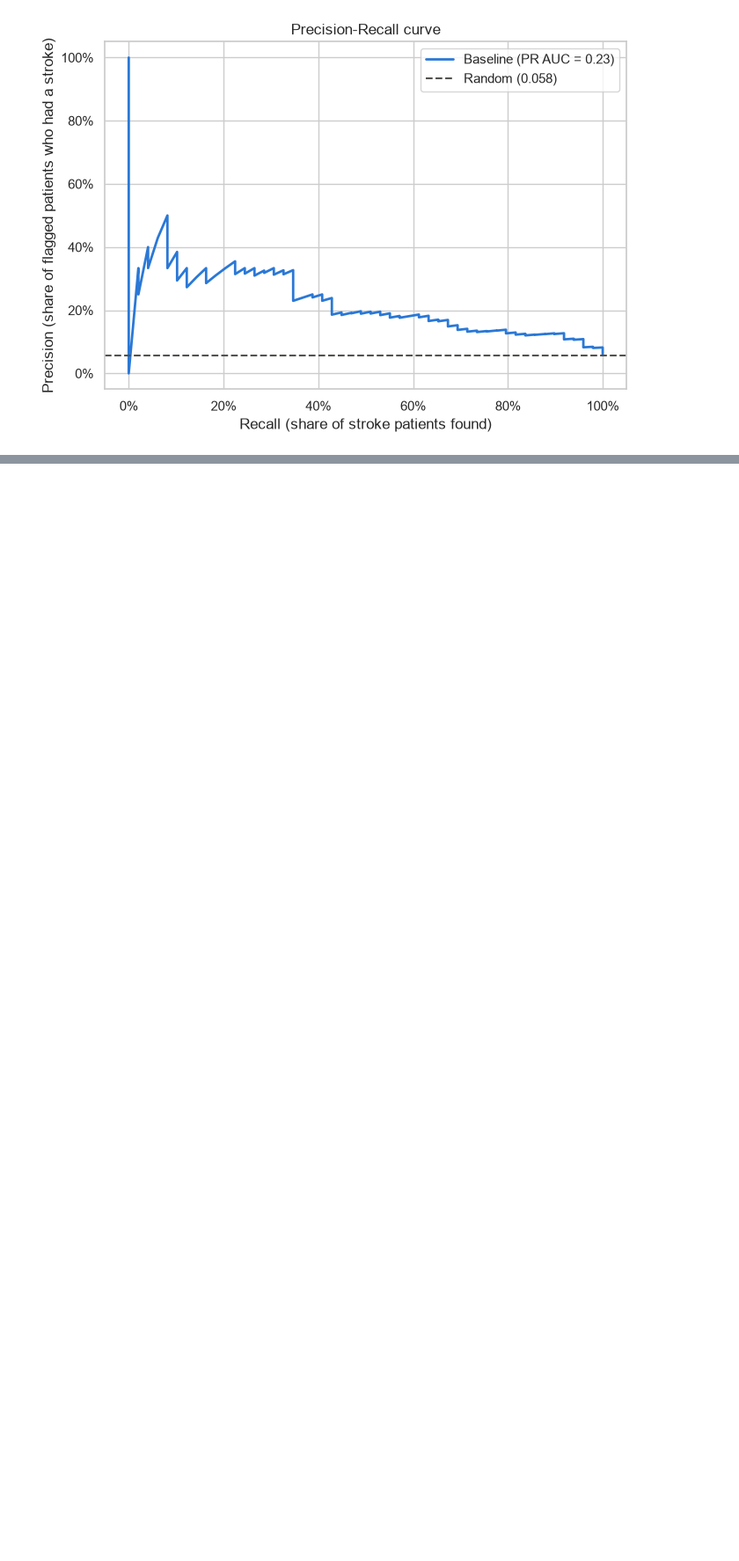
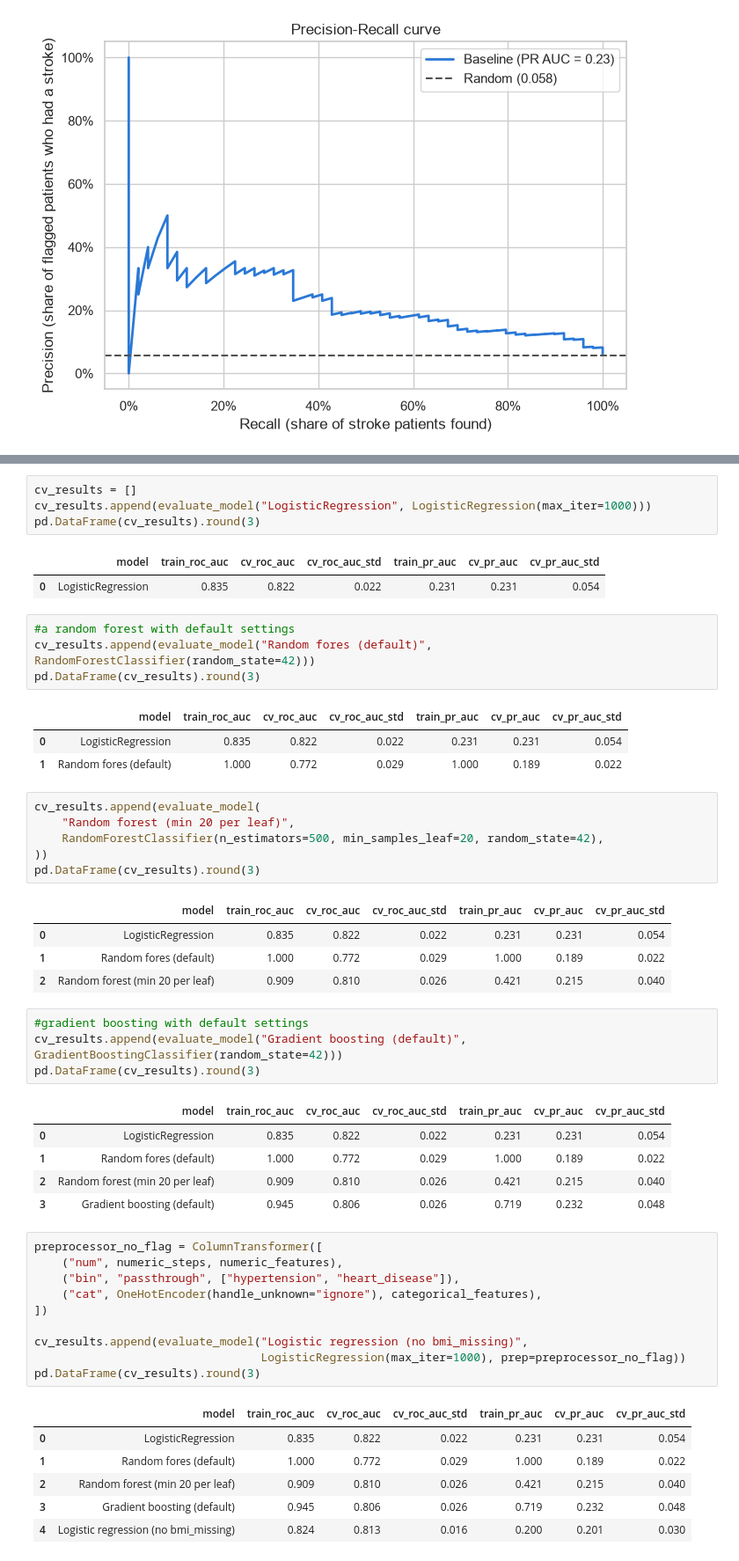
Before and after one commit to BradleyLund/StrokePrediction, a Jupyter notebook: stroke_analysis.ipynb, the cells around one changed output, grey strips where cells are left out. Shown at 88% size. Drawn from its saved outputs; the diff is of its cells as text; blank space fills up the shorter version.

```diff
--- a/stroke_analysis.ipynb
+++ b/stroke_analysis.ipynb
@@ -578,0 +602,53 @@ plt.show()
+# %%
+cv_results = []
+cv_results.append(evaluate_model("LogisticRegression", LogisticRegression(max_iter=1000)))
+pd.DataFrame(cv_results).round(3)
+# %% [output]
+|  | model | train_roc_auc | cv_roc_auc | cv_roc_auc_std | train_pr_auc | cv_pr_auc | cv_pr_auc_std |
+| 0 | LogisticRegression | 0.835 | 0.822 | 0.022 | 0.231 | 0.231 | 0.054 |
+# %%
+#a random forest with default settings
+cv_results.append(evaluate_model("Random fores (default)", RandomForestClassifier(random_state=42)))
+pd.DataFrame(cv_results).round(3)
+# %% [output]
+|  | model | train_roc_auc | cv_roc_auc | cv_roc_auc_std | train_pr_auc | cv_pr_auc | cv_pr_auc_std |
+| 0 | LogisticRegression | 0.835 | 0.822 | 0.022 | 0.231 | 0.231 | 0.054 |
+| 1 | Random fores (default) | 1.000 | 0.772 | 0.029 | 1.000 | 0.189 | 0.022 |
+# %%
+cv_results.append(evaluate_model(
+    "Random forest (min 20 per leaf)",
+    RandomForestClassifier(n_estimators=500, min_samples_leaf=20, random_state=42),
+))
+pd.DataFrame(cv_results).round(3)
+# %% [output]
+|  | model | train_roc_auc | cv_roc_auc | cv_roc_auc_std | train_pr_auc | cv_pr_auc | cv_pr_auc_std |
+| 0 | LogisticRegression | 0.835 | 0.822 | 0.022 | 0.231 | 0.231 | 0.054 |
+| 1 | Random fores (default) | 1.000 | 0.772 | 0.029 | 1.000 | 0.189 | 0.022 |
+| 2 | Random forest (min 20 per leaf) | 0.909 | 0.810 | 0.026 | 0.421 | 0.215 | 0.040 |
+# %%
+#gradient boosting with default settings
+cv_results.append(evaluate_model("Gradient boosting (default)", GradientBoostingClassifier(random_state=42)))
+pd.DataFrame(cv_results).round(3)
+# %% [output]
+|  | model | train_roc_auc | cv_roc_auc | cv_roc_auc_std | train_pr_auc | cv_pr_auc | cv_pr_auc_std |
+| 0 | LogisticRegression | 0.835 | 0.822 | 0.022 | 0.231 | 0.231 | 0.054 |
+| 1 | Random fores (default) | 1.000 | 0.772 | 0.029 | 1.000 | 0.189 | 0.022 |
+| 2 | Random forest (min 20 per leaf) | 0.909 | 0.810 | 0.026 | 0.421 | 0.215 | 0.040 |
+| 3 | Gradient boosting (default) | 0.945 | 0.806 | 0.026 | 0.719 | 0.232 | 0.048 |
+# %%
+preprocessor_no_flag = ColumnTransformer([
+    ("num", numeric_steps, numeric_features),
+    ("bin", "passthrough", ["hypertension", "heart_disease"]),
+    ("cat", OneHotEncoder(handle_unknown="ignore"), categorical_features),
+])
+
+cv_results.append(evaluate_model("Logistic regression (no bmi_missing)",
+                                 LogisticRegression(max_iter=1000), prep=preprocessor_no_flag))
+pd.DataFrame(cv_results).round(3)
+# %% [output]
+|  | model | train_roc_auc | cv_roc_auc | cv_roc_auc_std | train_pr_auc | cv_pr_auc | cv_pr_auc_std |
+| 0 | LogisticRegression | 0.835 | 0.822 | 0.022 | 0.231 | 0.231 | 0.054 |
+| 1 | Random fores (default) | 1.000 | 0.772 | 0.029 | 1.000 | 0.189 | 0.022 |
+| 2 | Random forest (min 20 per leaf) | 0.909 | 0.810 | 0.026 | 0.421 | 0.215 | 0.040 |
+| 3 | Gradient boosting (default) | 0.945 | 0.806 | 0.026 | 0.719 | 0.232 | 0.048 |
+| 4 | Logistic regression (no bmi_missing) | 0.824 | 0.813 | 0.016 | 0.200 | 0.201 | 0.030 |
```
Also changed, not shown: parts of 7 cells of this notebook, 11 other files.
